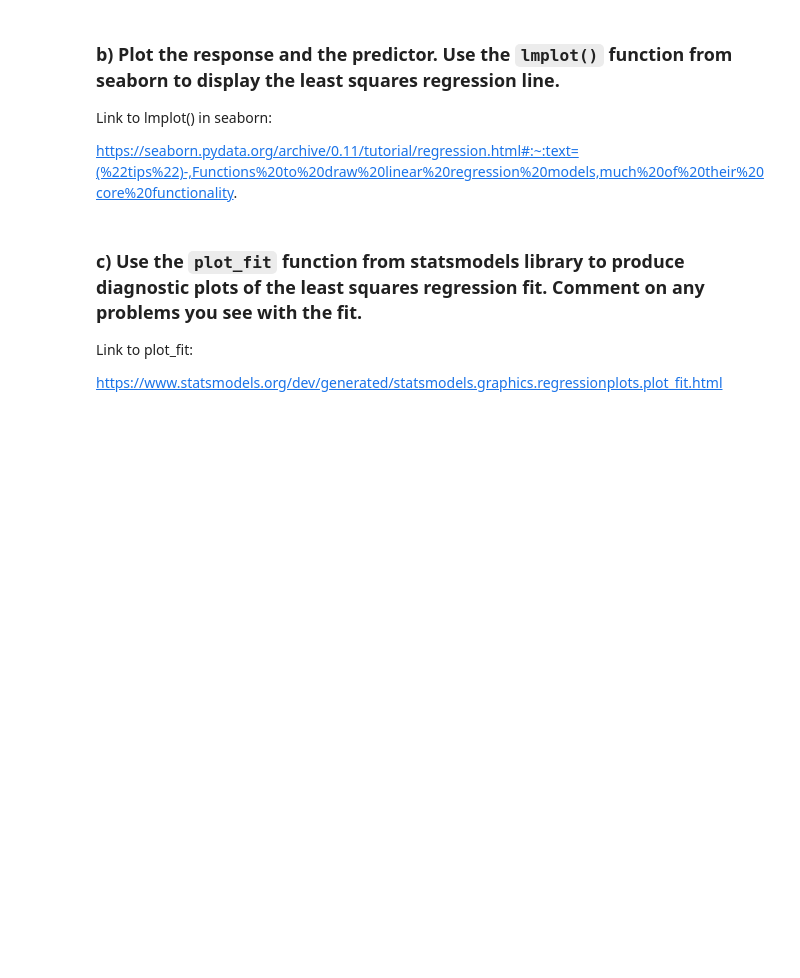
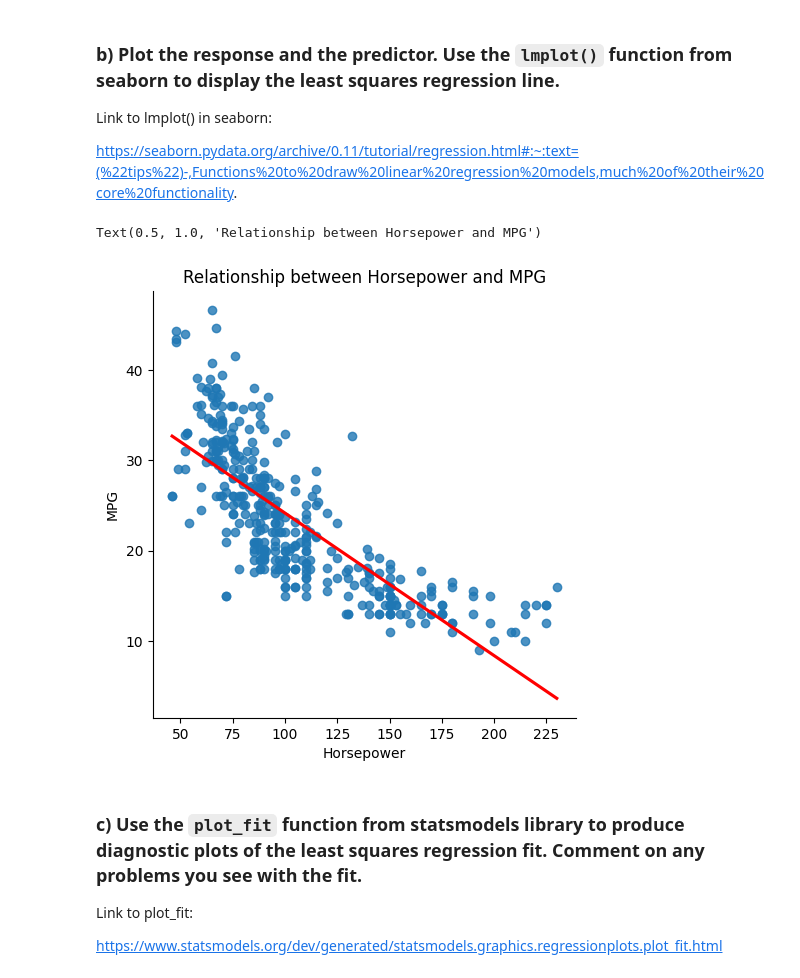
Before and after one commit to yatender-oktalk/machine-learning-arizona, a Jupyter notebook: week 1/IML_Assignment_1_learner_template.ipynb, the cells around one changed output. Saved outputs shown, nothing was run; the diff lists cells and outputs as text; code cells hidden in the pictures; blank space fills up the shorter version.

```diff
--- a/week 1/IML_Assignment_1_learner_template.ipynb
+++ b/week 1/IML_Assignment_1_learner_template.ipynb
@@ -185,2 +251,5 @@ https://www.statsmodels.org/dev/generated/statsmodels.regression.linear_model.OL
 # %%
 #READ AUTO.CSV DATASET
+df = pd.read_csv('auto.csv')
+
+print(df.dtypes)
@@ -188,0 +267,6 @@ https://www.statsmodels.org/dev/generated/statsmodels.regression.linear_model.OL
+# %%
+# Preprocess data
+df['horsepower'] = pd.to_numeric(df['horsepower'], errors='coerce')
+df['horsepower'] = df['horsepower'].astype(float)
+df['horsepower'].describe
+print(df.dtypes)
@@ -188,0 +284,8 @@ https://www.statsmodels.org/dev/generated/statsmodels.regression.linear_model.OL
+# %%
+print(df['horsepower'].shape)
+df = df.dropna(subset=['horsepower'])
+# print(filtered_rows)|
+# average_horsepower_per_cylinder = df.groupby('cylinders')['horsepower'].transform('mean')
+# print(average_horsepower_per_cylinder)
+# df['horsepower'] = df['horsepower'].fillna(average_horsepower_per_cylinder)
+df['horsepower'].info()
@@ -238,3 +411,18 @@ https://seaborn.pydata.org/archive/0.11/tutorial/regression.html#:~:text=(%22tip
+# %%
+# BEGIN SOLUTION
+import matplotlib.pyplot as plt
+sns.lmplot(x='horsepower', y='mpg', data=df, ci=None, line_kws={'color': 'red'})
+
+# Set the labels and title
+plt.xlabel('Horsepower')
+plt.ylabel('MPG')
+plt.title('Relationship between Horsepower and MPG')
+
+
+# END SOLUTION
+# %% [output]
+Text(0.5, 1.0, 'Relationship between Horsepower and MPG')
+[figure, added]
 # %% [markdown]
 ### c) Use the `plot_fit` function from statsmodels library to produce diagnostic plots of the least squares regression fit. Comment on any problems you see with the fit.
 
```
Also changed, not shown: parts of 122 cells of this notebook, 2 other files.
